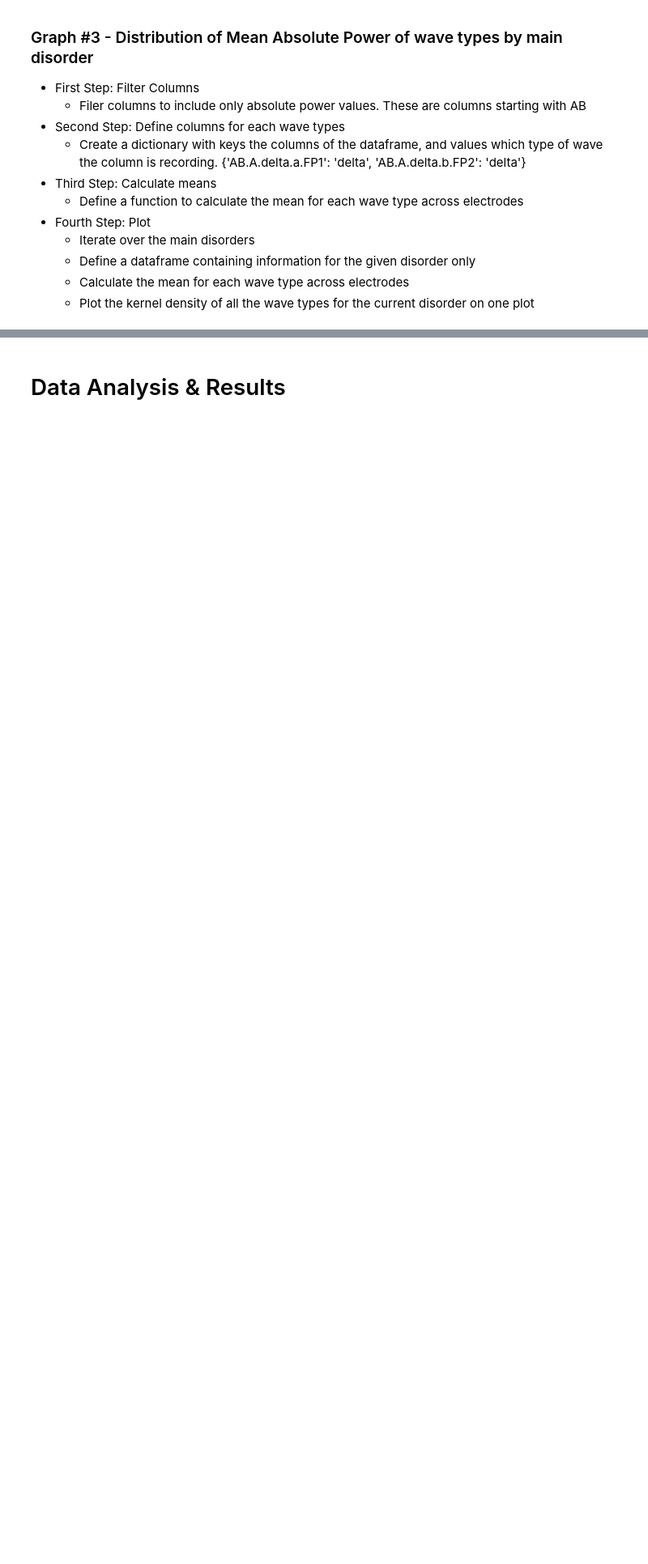
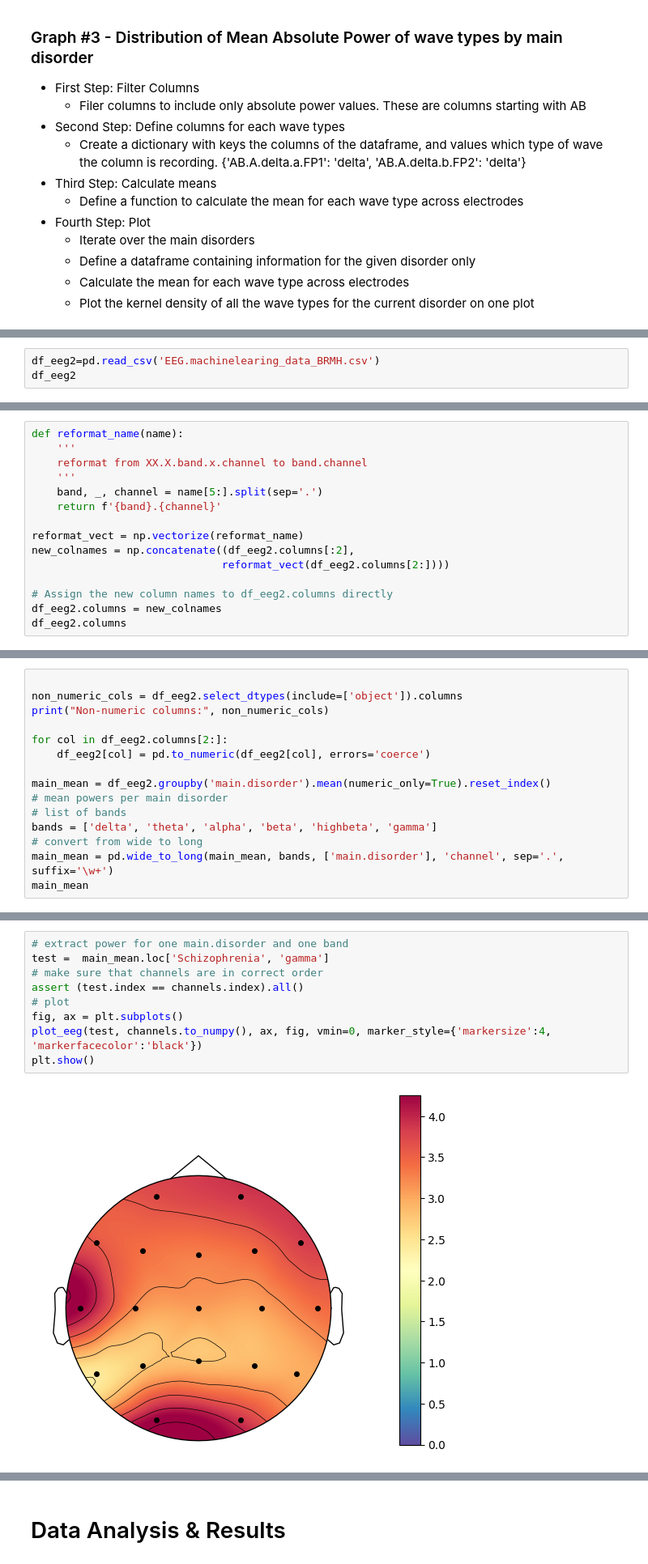
Before and after one commit to holliwood8/138-project, a Jupyter notebook: FinalProject-GroupXYZ.ipynb, the cells around one changed output, grey strips where cells are left out. Shown at 81% size. Saved outputs shown, nothing was run; the diff lists cells and outputs as text; blank space fills up the shorter version.

Commit message:
eric's graphs

```diff
--- a/FinalProject-GroupXYZ.ipynb
+++ b/FinalProject-GroupXYZ.ipynb
@@ -172,0 +304,3 @@ https://www.kaggle.com/code/lazygene/visualising-pre-processed-eeg-data
+# %%
+df_eeg2=pd.read_csv('EEG.machinelearing_data_BRMH.csv')
+df_eeg2
@@ -172,0 +342,15 @@ https://www.kaggle.com/code/lazygene/visualising-pre-processed-eeg-data
+# %%
+def reformat_name(name):
+    '''
+    reformat from XX.X.band.x.channel to band.channel
+    '''
+    band, _, channel = name[5:].split(sep='.')
+    return f'{band}.{channel}'
+
+reformat_vect = np.vectorize(reformat_name)
+new_colnames = np.concatenate((df_eeg2.columns[:2],
+                              reformat_vect(df_eeg2.columns[2:])))
+
+# Assign the new column names to df_eeg2.columns directly
+df_eeg2.columns = new_colnames
+df_eeg2.columns
@@ -172,0 +364,15 @@ https://www.kaggle.com/code/lazygene/visualising-pre-processed-eeg-data
+# %%
+
+non_numeric_cols = df_eeg2.select_dtypes(include=['object']).columns
+print("Non-numeric columns:", non_numeric_cols)
+
+for col in df_eeg2.columns[2:]:
+    df_eeg2[col] = pd.to_numeric(df_eeg2[col], errors='coerce')
+
+main_mean = df_eeg2.groupby('main.disorder').mean(numeric_only=True).reset_index()
+# mean powers per main disorder
+# list of bands
+bands = ['delta', 'theta', 'alpha', 'beta', 'highbeta', 'gamma']
+# convert from wide to long
+main_mean = pd.wide_to_long(main_mean, bands, ['main.disorder'], 'channel', sep='.', suffix='\w+')
+main_mean
@@ -172,0 +415,11 @@ https://www.kaggle.com/code/lazygene/visualising-pre-processed-eeg-data
+# %%
+# extract power for one main.disorder and one band
+test =  main_mean.loc['Schizophrenia', 'gamma']
+# make sure that channels are in correct order
+assert (test.index == channels.index).all()
+# plot
+fig, ax = plt.subplots()
+plot_eeg(test, channels.to_numpy(), ax, fig, vmin=0, marker_style={'markersize':4, 'markerfacecolor':'black'})
+plt.show()
+# %% [output]
+[figure, added]
```
Also changed, not shown: parts of 16 cells of this notebook.
